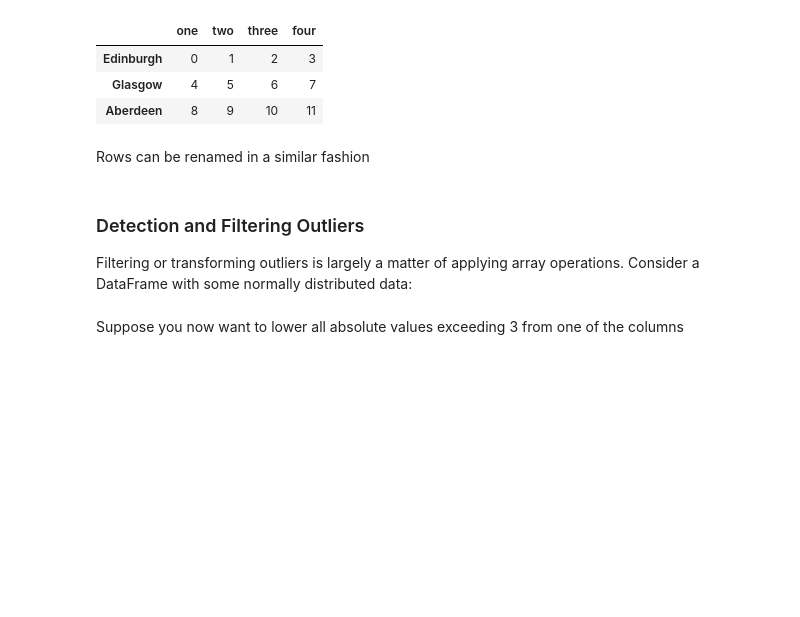
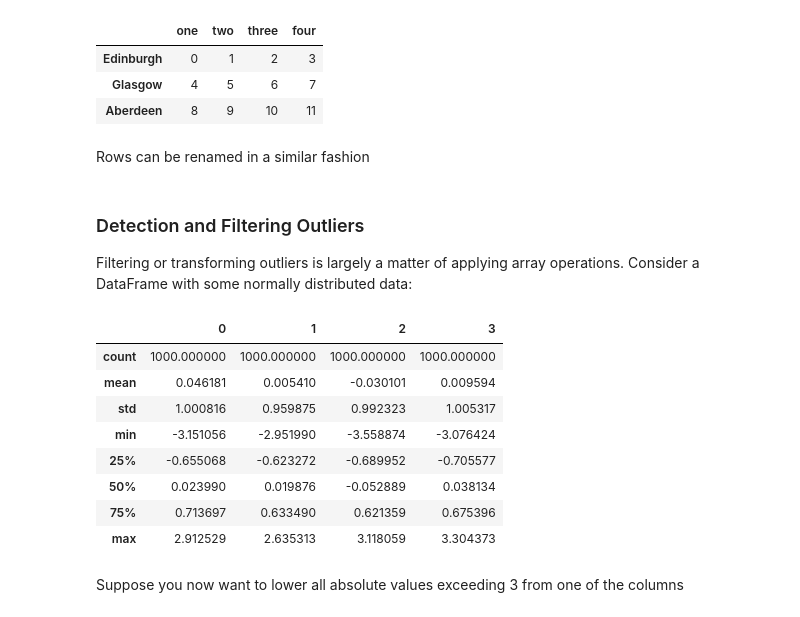
Before and after one commit to beverlytan/python-intro, a Jupyter notebook: info-svcs/python-data-5-pandas.ipynb, the cells around one changed output. Drawn from its saved outputs; the diff is of its cells as text; code cells hidden in the pictures; blank space fills up the shorter version.

```diff
--- a/info-svcs/python-data-5-pandas.ipynb
+++ b/info-svcs/python-data-5-pandas.ipynb
@@ -1319,7 +1319,18 @@ Rows can be renamed in a similar fashion
 Filtering or transforming outliers is largely a matter of applying array operations. Consider a DataFrame with some normally distributed data:
 # %%
 data = pd.DataFrame(np.random.randn(1000, 4))
+data
 data.describe()
+# %% [output]
+|  | 0 | 1 | 2 | 3 |
+| count | 1000.000000 | 1000.000000 | 1000.000000 | 1000.000000 |
+| mean | 0.046181 | 0.005410 | -0.030101 | 0.009594 |
+| std | 1.000816 | 0.959875 | 0.992323 | 1.005317 |
+| min | -3.151056 | -2.951990 | -3.558874 | -3.076424 |
+| 25% | -0.655068 | -0.623272 | -0.689952 | -0.705577 |
+| 50% | 0.023990 | 0.019876 | -0.052889 | 0.038134 |
+| 75% | 0.713697 | 0.633490 | 0.621359 | 0.675396 |
+| max | 2.912529 | 2.635313 | 3.118059 | 3.304373 |
 # %% [markdown]
 Suppose you now want to lower all absolute values exceeding 3 from one of the columns
 # %%
```
Also changed, not shown: parts of 3 cells of this notebook.
